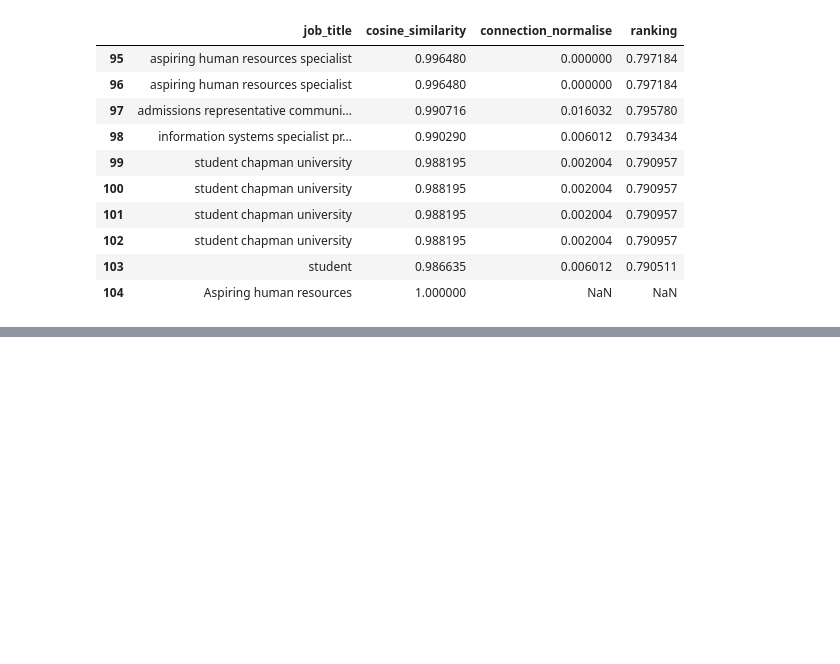
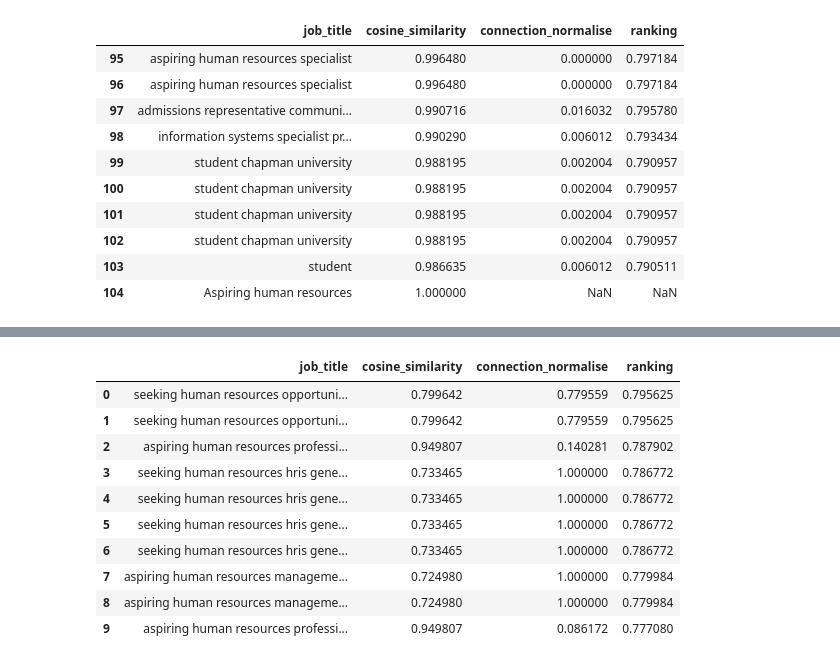
Before and after one commit to YannickMADZ/JGMWu8z1KCQHBm9T, a Jupyter notebook: potential_talents_rh.ipynb, the cells around one changed output, grey strips where cells are left out. Cells and saved outputs as stored; diff of their text form; code cells hidden in the pictures; blank space fills up the shorter version.

Commit message:
potential talent version before the last

```diff
--- a/potential_talents_rh.ipynb
+++ b/potential_talents_rh.ipynb
@@ -627,0 +704,22 @@ df_cosine.tail(10)
+# %%
+from sklearn.metrics.pairwise import cosine_similarity
+import numpy as np
+
+# Extract the vector columns (columns 1-50)
+vector_columns = [col for col in df_with_vectors.columns if col.startswith('job_title_bert_')]
+
+# Get all vectors and the last vector
+all_vectors = df_with_vectors[vector_columns].values
+last_vector = df_with_vectors.iloc[-1][vector_columns].values.reshape(1, -1)
+
+# Compute cosine similarity between each observation and the last observation
+cosine_similarity_scores = cosine_similarity(all_vectors, last_vector)
+
+# Create the cosine_similarity variable (flatten to get 1D array)
+cosine_similarity = cosine_similarity_scores.flatten()
+
+# Add cosine similarity as a new column to df_with_vectors
+df_with_vectors_2['cosine_similarity'] = cosine_similarity
+# %%
+df_cosine_2 = df_with_vectors_2[['job_title', 'cosine_similarity']]
+df_cosine_2
@@ -627,0 +742,4 @@ df_cosine.tail(10)
+# %%
+# Add the connection_normalise column to df_cosine_2
+df_cosine_2['connection_normalise'] = df_numeric['connection_normalise']
+df_cosine_2.head()
@@ -627,0 +758,6 @@ df_cosine.tail(10)
+# %%
+# Create the ranking variable
+df_cosine_2['ranking'] = 0.8 * df_cosine_2['cosine_similarity'] + 0.2 * df_cosine_2['connection_normalise']
+
+# Sort the dataframe by ranking in descending order
+df_cosine_2 = df_cosine_2.sort_values('ranking', ascending=False).reset_index(drop=True)
@@ -627,0 +770,16 @@ df_cosine.tail(10)
+# %%
+# Top 10 potential talents
+
+df_cosine_2.head(10)
+# %% [output]
+|  | job_title | cosine_similarity | connection_normalise | ranking |
+| 0 | seeking human resources opportuni... | 0.799642 | 0.779559 | 0.795625 |
+| 1 | seeking human resources opportuni... | 0.799642 | 0.779559 | 0.795625 |
+| 2 | aspiring human resources professi... | 0.949807 | 0.140281 | 0.787902 |
+| 3 | seeking human resources hris gene... | 0.733465 | 1.000000 | 0.786772 |
+| 4 | seeking human resources hris gene... | 0.733465 | 1.000000 | 0.786772 |
+| 5 | seeking human resources hris gene... | 0.733465 | 1.000000 | 0.786772 |
+| 6 | seeking human resources hris gene... | 0.733465 | 1.000000 | 0.786772 |
+| 7 | aspiring human resources manageme... | 0.724980 | 1.000000 | 0.779984 |
+| 8 | aspiring human resources manageme... | 0.724980 | 1.000000 | 0.779984 |
+| 9 | aspiring human resources professi... | 0.949807 | 0.086172 | 0.777080 |
```
Also changed, not shown: parts of 11 cells of this notebook.
